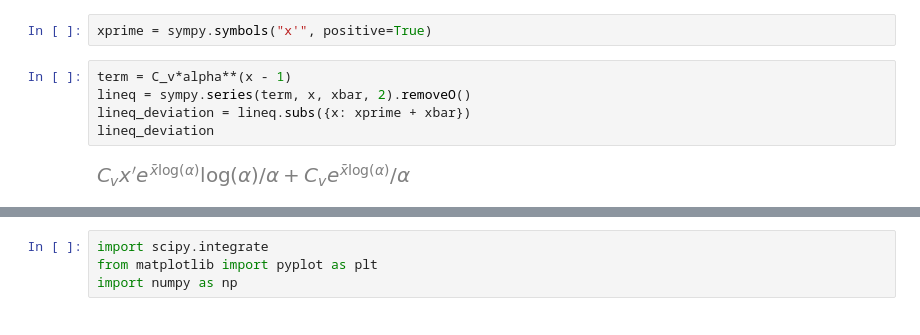
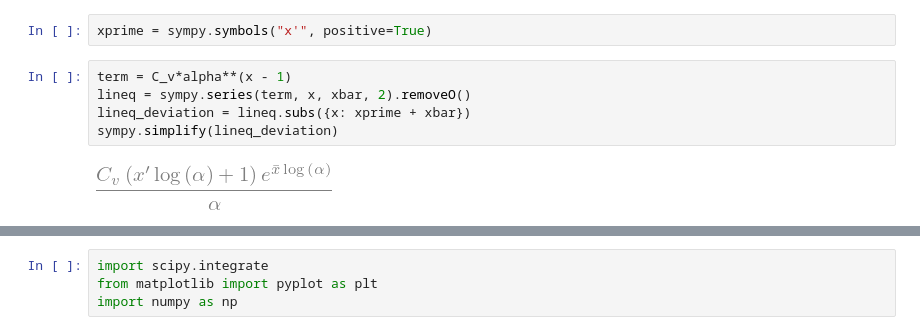
Before and after one commit to Xando96/Process-Dynamics, a Jupyter notebook: 3_Linear_systems/Linearisation.ipynb, the cells around one changed output, grey strips where cells are left out. Saved outputs shown, nothing was run; the diff lists cells and outputs as text.

```diff
--- a/3_Linear_systems/Linearisation.ipynb
+++ b/3_Linear_systems/Linearisation.ipynb
@@ -239,7 +241,7 @@ xprime = sympy.symbols("x'", positive=True)
 # %%
 term = C_v*alpha**(x - 1)
 lineq = sympy.series(term, x, xbar, 2).removeO()
 lineq_deviation = lineq.subs({x: xprime + xbar})
-lineq_deviation
+sympy.simplify(lineq_deviation)
 # %% [output]
-[figure, old version]
+[figure, new version]
```
Also changed, not shown: parts of 15 cells of this notebook.
